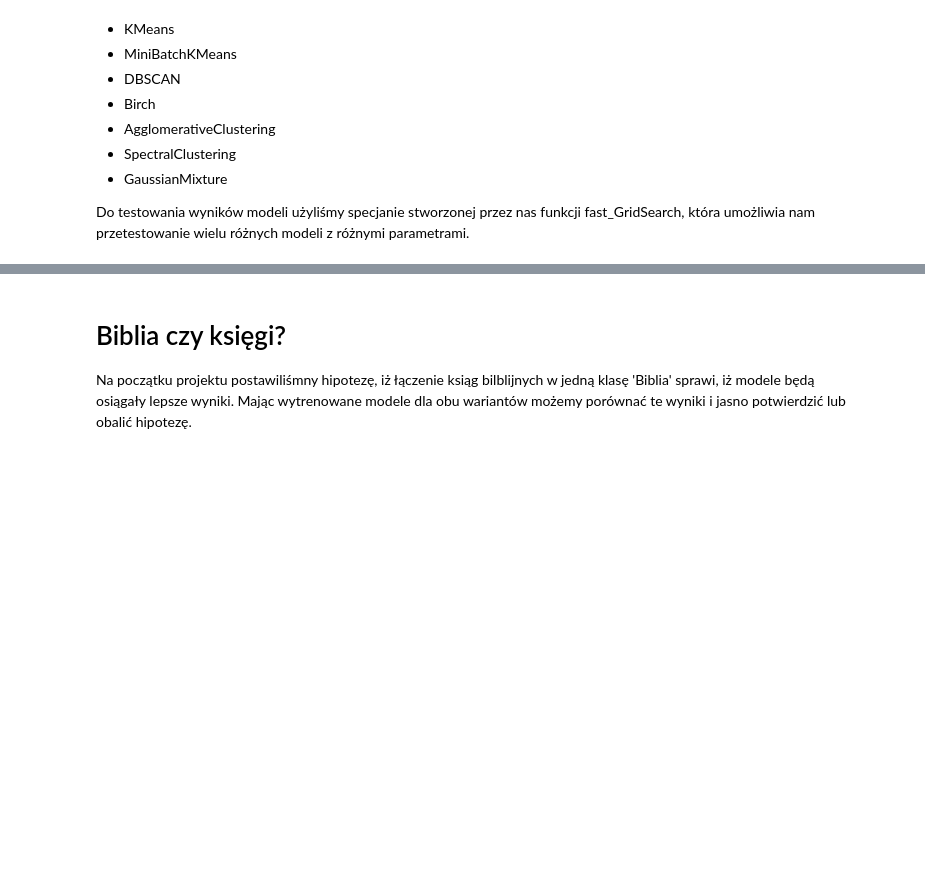
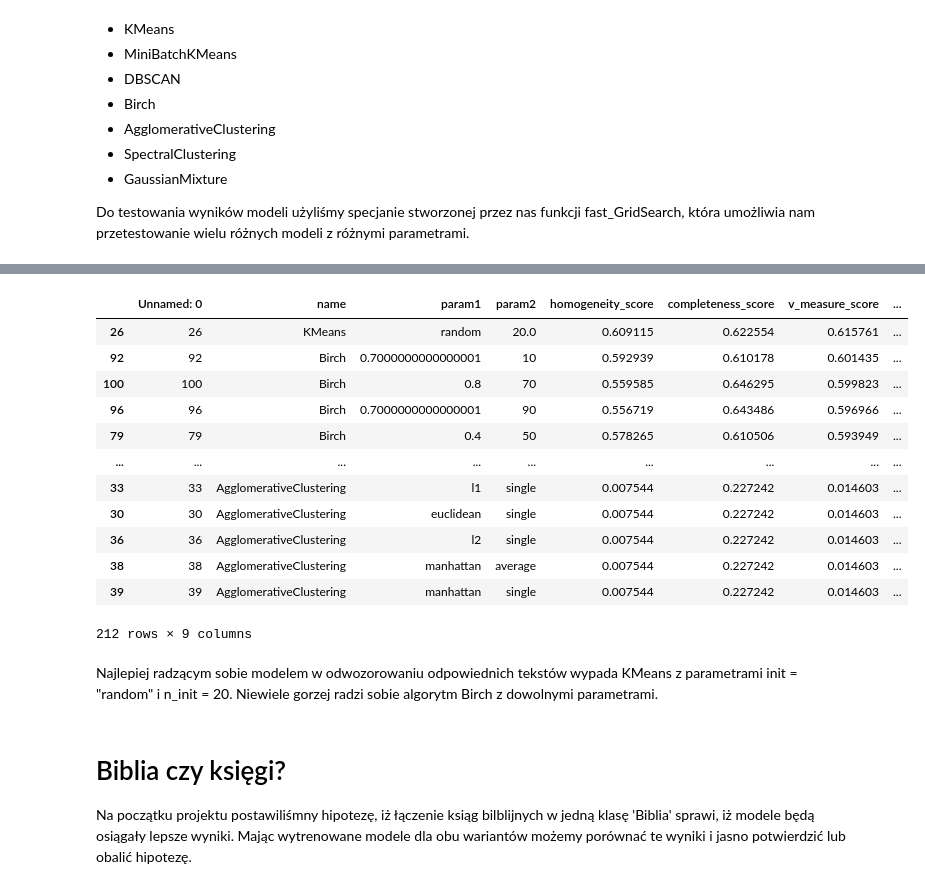
Before and after one commit to HaZdula/sacred_texts, a Jupyter notebook: raport.ipynb, the cells around one changed output, grey strips where cells are left out. Drawn from its saved outputs; the diff is of its cells as text; code cells hidden in the pictures; blank space fills up the shorter version.

```diff
--- a/raport.ipynb
+++ b/raport.ipynb
@@ -79,3 +409,24 @@ scores
+# %%
+results_table5["clusters"] = 5
+results_table8["clusters"] = 8
+results_table = pd.concat([results_table5, results_table8])
+results_table.sort_values("v_measure_score", ascending=False)
+# %% [output]
+|  | Unnamed: 0 | name | param1 | param2 | homogeneity_score | completeness_score | v_measure_score | ... |
+| 26 | 26 | KMeans | random | 20.0 | 0.609115 | 0.622554 | 0.615761 | ... |
+| 92 | 92 | Birch | 0.7000000000000001 | 10 | 0.592939 | 0.610178 | 0.601435 | ... |
+| 100 | 100 | Birch | 0.8 | 70 | 0.559585 | 0.646295 | 0.599823 | ... |
+| 96 | 96 | Birch | 0.7000000000000001 | 90 | 0.556719 | 0.643486 | 0.596966 | ... |
+| 79 | 79 | Birch | 0.4 | 50 | 0.578265 | 0.610506 | 0.593949 | ... |
+| ... | ... | ... | ... | ... | ... | ... | ... | ... |
+| 33 | 33 | AgglomerativeClustering | l1 | single | 0.007544 | 0.227242 | 0.014603 | ... |
+| 30 | 30 | AgglomerativeClustering | euclidean | single | 0.007544 | 0.227242 | 0.014603 | ... |
+| 36 | 36 | AgglomerativeClustering | l2 | single | 0.007544 | 0.227242 | 0.014603 | ... |
+| 38 | 38 | AgglomerativeClustering | manhattan | average | 0.007544 | 0.227242 | 0.014603 | ... |
+| 39 | 39 | AgglomerativeClustering | manhattan | single | 0.007544 | 0.227242 | 0.014603 | ... |
+212 rows × 9 columns
+# %% [markdown]
+Najlepiej radzącym sobie modelem w odwozorowaniu odpowiednich tekstów wypada KMeans z parametrami init = "random" i n_init = 20. Niewiele gorzej radzi sobie algorytm Birch z dowolnymi parametrami.
 # %% [markdown]
 # Biblia czy księgi?
 Na początku projektu postawiliśmny hipotezę, iż łączenie ksiąg bilblijnych w jedną klasę 'Biblia' sprawi, iż modele będą osiągały lepsze wyniki. Mając wytrenowane modele dla obu wariantów możemy porównać te wyniki i jasno potwierdzić lub obalić hipotezę.
```
Also changed, not shown: parts of 17 cells of this notebook.
